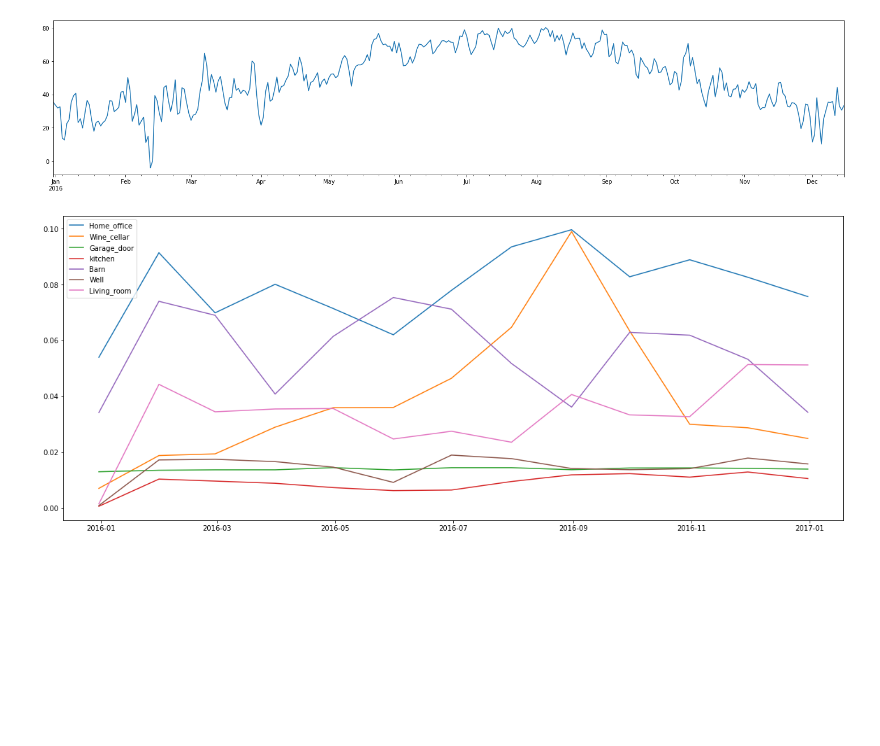
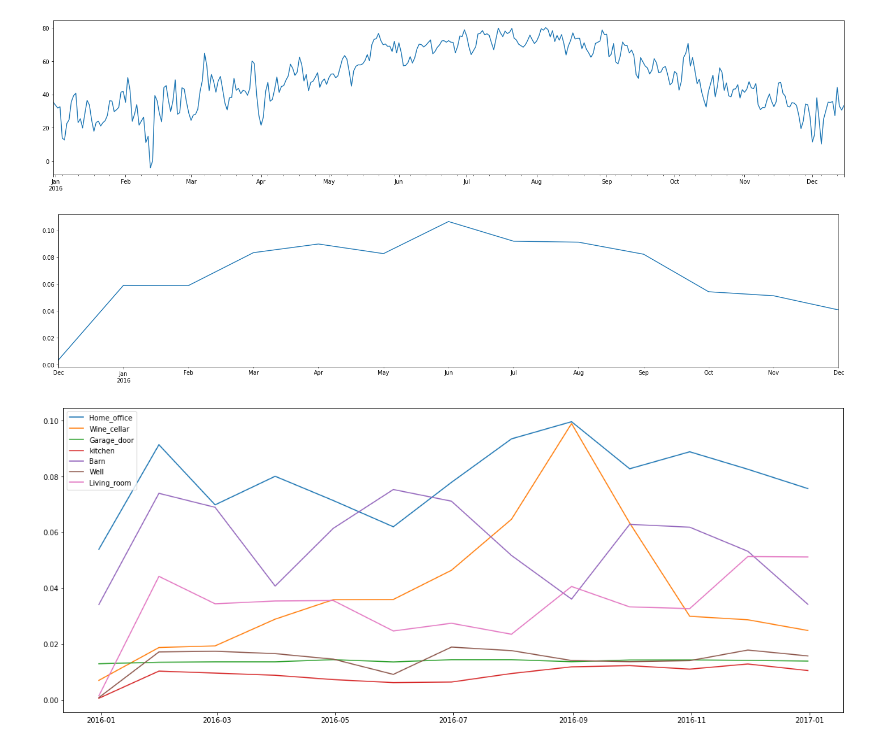
Before and after one commit to pndang/digital-bouncers, a Jupyter notebook: explore.ipynb, the cells around one changed output. Drawn from its saved outputs; the diff is of its cells as text; code cells hidden in the pictures; blank space fills up the shorter version.

```diff
--- a/explore.ipynb
+++ b/explore.ipynb
@@ -109,5 +109,11 @@ df['temperature'].resample(rule='D').mean().plot(figsize=(25,5));
 # %% [output]
 [figure]
+# %%
+# plot renewable generation by month, rolling monthly average
+
+gen = df['gen'].resample(rule='M').mean().plot(figsize=(25,5));
+# %% [output]
+[figure, added]
 # %%
 # plot room energy by month, rolling monthly average
 
```
Also changed, not shown: parts of 13 cells of this notebook, 1 other file.
